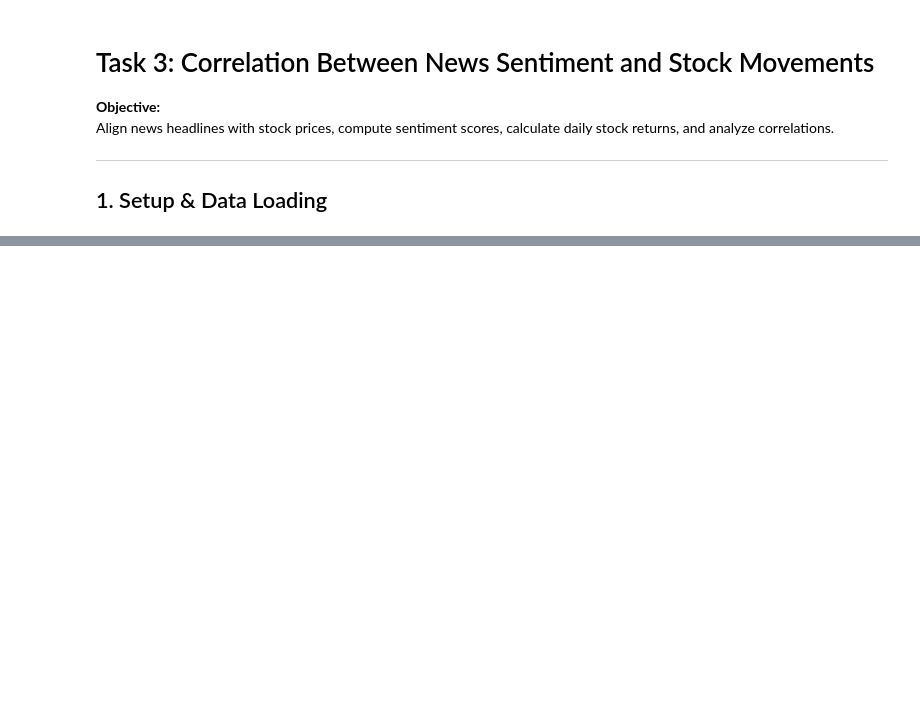
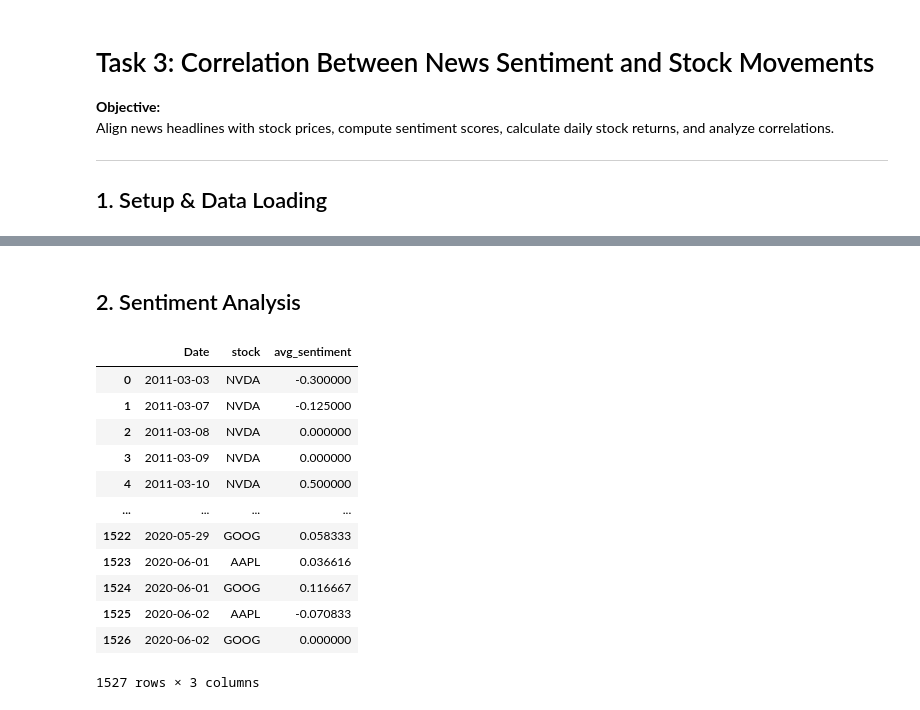
Before and after one commit to nathanaeldereje/financial-news-sentiment-analysis, a Jupyter notebook: notebooks/03_sentiment_correlation.ipynb, the cells around one changed output, grey strips where cells are left out. Drawn from its saved outputs; the diff is of its cells as text; code cells hidden in the pictures; blank space fills up the shorter version.

```diff
--- a/notebooks/03_sentiment_correlation.ipynb
+++ b/notebooks/03_sentiment_correlation.ipynb
@@ -55,0 +58,14 @@ news
+# %% [markdown]
+## 2. Sentiment Analysis
+# %%
+from textblob import TextBlob
+
+def get_sentiment(text: str) -> float:
+    """
+    Compute sentiment polarity of a text.
+    Returns:
+        -1 (negative) to +1 (positive)
+    """
+    if not isinstance(text, str) or text.strip() == "":
+        return 0.0
+    return TextBlob(text).sentiment.polarity
@@ -55,0 +82,16 @@ news
+# %%
+daily_sentiment
+# %% [output]
+|  | Date | stock | avg_sentiment |
+| 0 | 2011-03-03 | NVDA | -0.300000 |
+| 1 | 2011-03-07 | NVDA | -0.125000 |
+| 2 | 2011-03-08 | NVDA | 0.000000 |
+| 3 | 2011-03-09 | NVDA | 0.000000 |
+| 4 | 2011-03-10 | NVDA | 0.500000 |
+| ... | ... | ... | ... |
+| 1522 | 2020-05-29 | GOOG | 0.058333 |
+| 1523 | 2020-06-01 | AAPL | 0.036616 |
+| 1524 | 2020-06-01 | GOOG | 0.116667 |
+| 1525 | 2020-06-02 | AAPL | -0.070833 |
+| 1526 | 2020-06-02 | GOOG | 0.000000 |
+1527 rows × 3 columns
```
Also changed, not shown: parts of 14 cells of this notebook, 1 other file.
